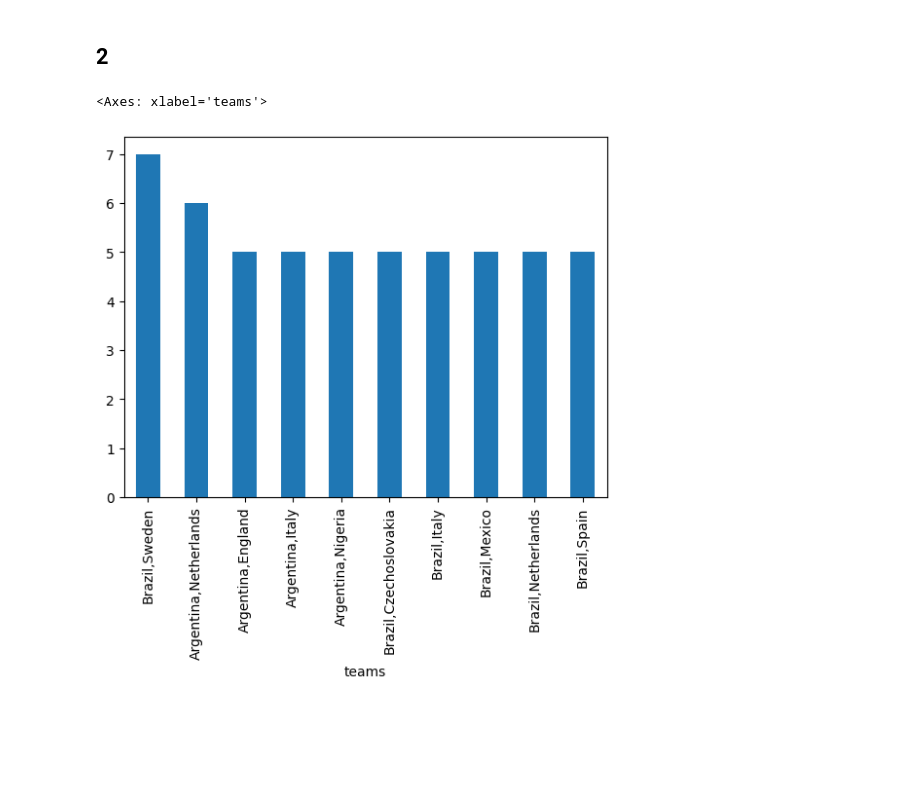
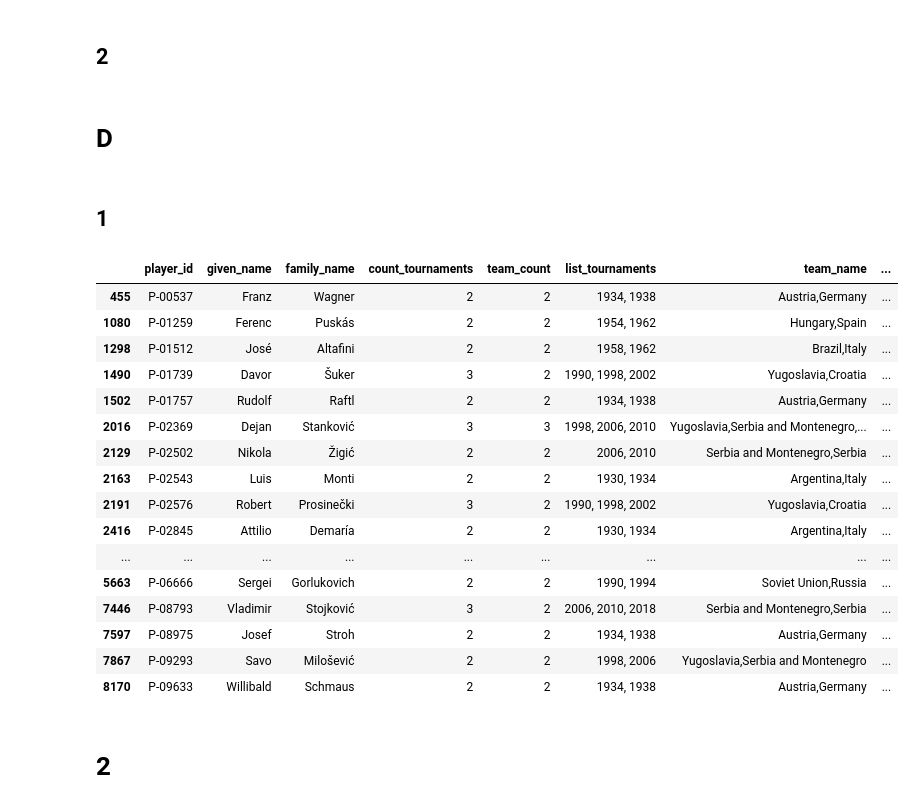
Before and after one commit to Hussain-Khallouf/DM-homework-1, a Jupyter notebook: c.ipynb, the cells around one changed output. Saved outputs shown, nothing was run; the diff lists cells and outputs as text; code cells hidden in the pictures; blank space fills up the shorter version.

```diff
--- a/c.ipynb
+++ b/c.ipynb
@@ -44,7 +45,2 @@ ten_most_played = matches.groupby('teams').size().nlargest(10)
 # %% [markdown]
 ## 2
-# %%
-ten_most_played.plot(kind='bar')
-# %% [output]
-<Axes: xlabel='teams'>
-[figure, removed]
@@ -50,0 +49,28 @@ ten_most_played.plot(kind='bar')
+# %% [markdown]
+# D
+# %% [markdown]
+## 1
+# %%
+players_teams_agg = pd.read_csv('data/player_teams_agg.csv')
+# %%
+players_teams_agg[players_teams_agg.team_count > 1]
+# %% [output]
+|  | player_id | given_name | family_name | count_tournaments | team_count | list_tournaments | team_name | ... |
+| 455 | P-00537 | Franz | Wagner | 2 | 2 | 1934, 1938 | Austria,Germany | ... |
+| 1080 | P-01259 | Ferenc | Puskás | 2 | 2 | 1954, 1962 | Hungary,Spain | ... |
+| 1298 | P-01512 | José | Altafini | 2 | 2 | 1958, 1962 | Brazil,Italy | ... |
+| 1490 | P-01739 | Davor | Šuker | 3 | 2 | 1990, 1998, 2002 | Yugoslavia,Croatia | ... |
+| 1502 | P-01757 | Rudolf | Raftl | 2 | 2 | 1934, 1938 | Austria,Germany | ... |
+| 2016 | P-02369 | Dejan | Stanković | 3 | 3 | 1998, 2006, 2010 | Yugoslavia,Serbia and Montenegro,... | ... |
+| 2129 | P-02502 | Nikola | Žigić | 2 | 2 | 2006, 2010 | Serbia and Montenegro,Serbia | ... |
+| 2163 | P-02543 | Luis | Monti | 2 | 2 | 1930, 1934 | Argentina,Italy | ... |
+| 2191 | P-02576 | Robert | Prosinečki | 3 | 2 | 1990, 1998, 2002 | Yugoslavia,Croatia | ... |
+| 2416 | P-02845 | Attilio | Demaría | 2 | 2 | 1930, 1934 | Argentina,Italy | ... |
+| ... | ... | ... | ... | ... | ... | ... | ... | ... |
+| 5663 | P-06666 | Sergei | Gorlukovich | 2 | 2 | 1990, 1994 | Soviet Union,Russia | ... |
+| 7446 | P-08793 | Vladimir | Stojković | 3 | 2 | 2006, 2010, 2018 | Serbia and Montenegro,Serbia | ... |
+| 7597 | P-08975 | Josef | Stroh | 2 | 2 | 1934, 1938 | Austria,Germany | ... |
+| 7867 | P-09293 | Savo | Milošević | 2 | 2 | 1998, 2006 | Yugoslavia,Serbia and Montenegro | ... |
+| 8170 | P-09633 | Willibald | Schmaus | 2 | 2 | 1934, 1938 | Austria,Germany | ... |
+# %% [markdown]
+# 2
```
Also changed, not shown: parts of 10 cells of this notebook.
